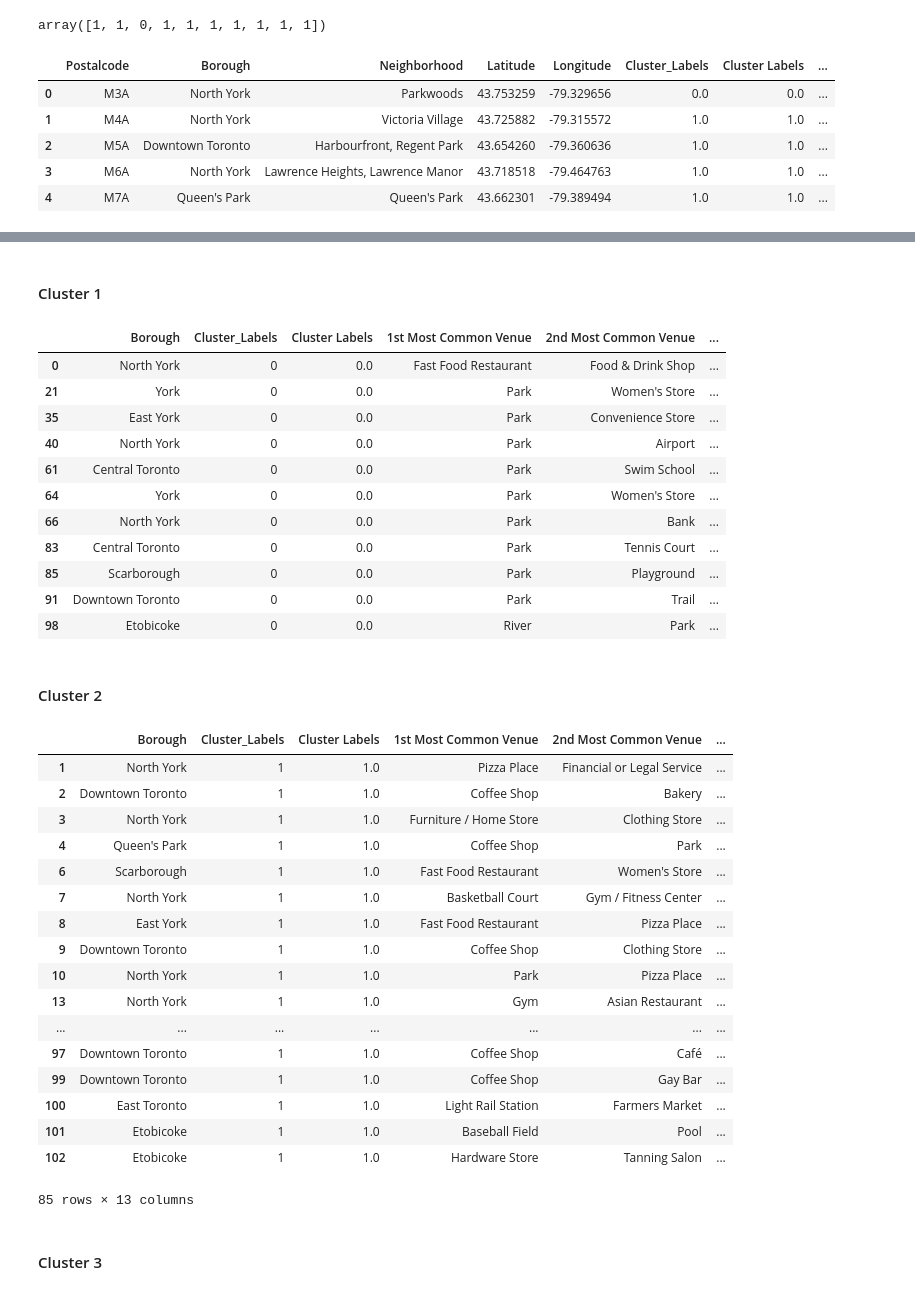
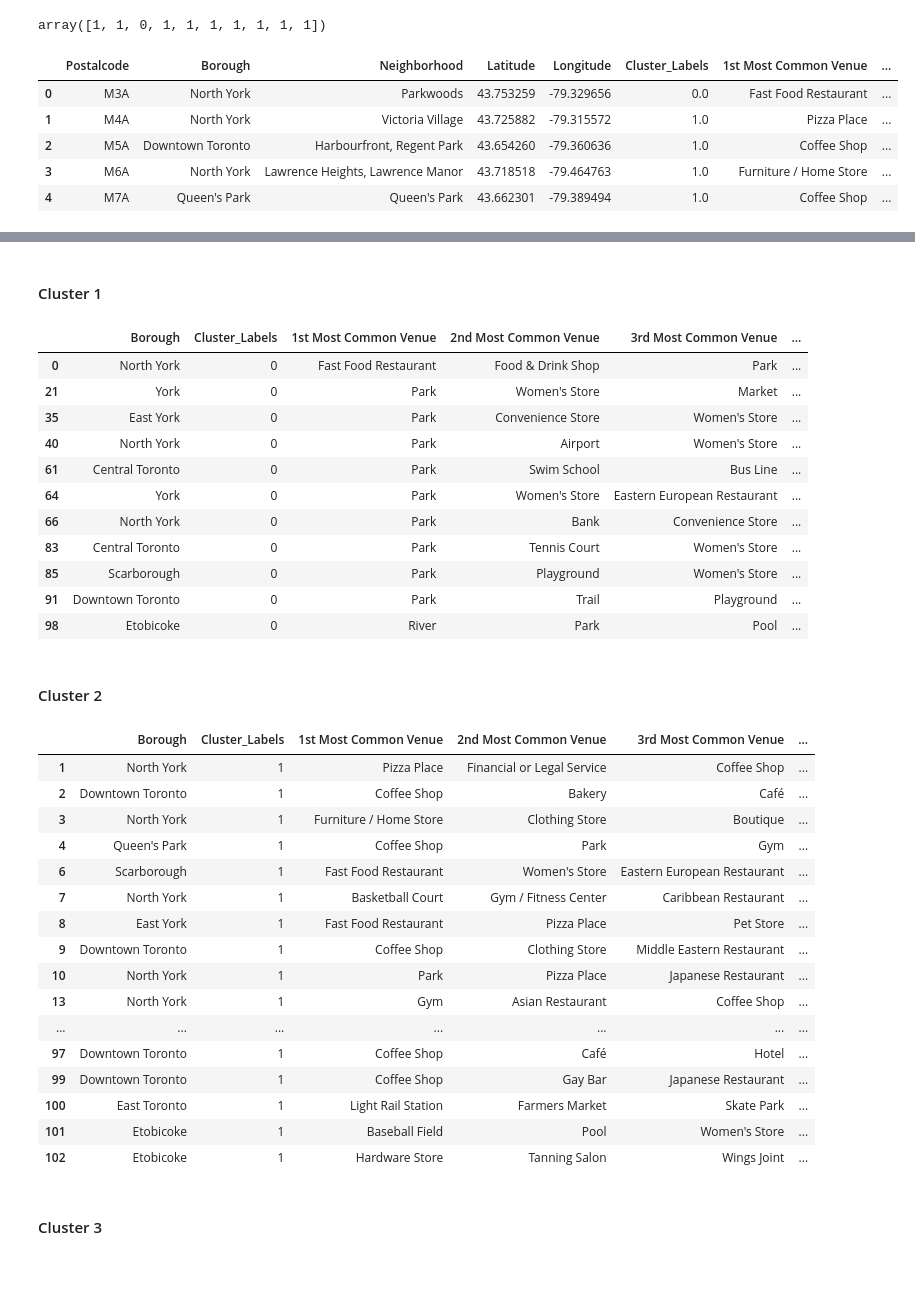
Before and after one commit to ladeco/Coursera_Capstone, a Jupyter notebook: Segmenting_and_Clustering_Neighborhoods_in_Toronto_Part_1_to_3.ipynb, the cells around one changed output, grey strips where cells are left out. Cells and saved outputs as stored; diff of their text form; code cells hidden in the pictures.

```diff
--- a/Segmenting_and_Clustering_Neighborhoods_in_Toronto_Part_1_to_3.ipynb
+++ b/Segmenting_and_Clustering_Neighborhoods_in_Toronto_Part_1_to_3.ipynb
@@ -594,22 +504,22 @@ array([1, 1, 0, 1, 1, 1, 1, 1, 1, 1])
 # %%
 # add clustering labels
 
-#neighborhoods_venues_sorted.insert(0, 'Cluster_Labels', kmeans.labels_)
+neighborhoods_venues_sorted.insert(0, 'Cluster_Labels', kmeans.labels_)
 
 
 toronto_merged = df_Toronto
 
 # merge toronto_grouped with toronto_data to add latitude/longitude for each neighborhood
 toronto_merged = toronto_merged.join(neighborhoods_venues_sorted.set_index('Neighborhood'), on='Neighborhood')
 
 toronto_merged.head() # check the last columns!
 # %% [output]
-|  | Postalcode | Borough | Neighborhood | Latitude | Longitude | Cluster_Labels | Cluster Labels | ... |
-| 0 | M3A | North York | Parkwoods | 43.753259 | -79.329656 | 0.0 | 0.0 | ... |
-| 1 | M4A | North York | Victoria Village | 43.725882 | -79.315572 | 1.0 | 1.0 | ... |
-| 2 | M5A | Downtown Toronto | Harbourfront, Regent Park | 43.654260 | -79.360636 | 1.0 | 1.0 | ... |
-| 3 | M6A | North York | Lawrence Heights, Lawrence Manor | 43.718518 | -79.464763 | 1.0 | 1.0 | ... |
-| 4 | M7A | Queen's Park | Queen's Park | 43.662301 | -79.389494 | 1.0 | 1.0 | ... |
+|  | Postalcode | Borough | Neighborhood | Latitude | Longitude | Cluster_Labels | 1st Most Common Venue | ... |
+| 0 | M3A | North York | Parkwoods | 43.753259 | -79.329656 | 0.0 | Fast Food Restaurant | ... |
+| 1 | M4A | North York | Victoria Village | 43.725882 | -79.315572 | 1.0 | Pizza Place | ... |
+| 2 | M5A | Downtown Toronto | Harbourfront, Regent Park | 43.654260 | -79.360636 | 1.0 | Coffee Shop | ... |
+| 3 | M6A | North York | Lawrence Heights, Lawrence Manor | 43.718518 | -79.464763 | 1.0 | Furniture / Home Store | ... |
+| 4 | M7A | Queen's Park | Queen's Park | 43.662301 | -79.389494 | 1.0 | Coffee Shop | ... |
 # %%
 toronto_merged=toronto_merged.dropna()
 toronto_merged['Cluster_Labels'] = toronto_merged.Cluster_Labels.astype(int)
@@ -644,41 +554,40 @@ map_clusters
 # %%
 toronto_merged.loc[toronto_merged['Cluster_Labels'] == 0, toronto_merged.columns[[1] + list(range(5, toronto_merged.shape[1]))]]
 # %% [output]
-|  | Borough | Cluster_Labels | Cluster Labels | 1st Most Common Venue | 2nd Most Common Venue | ... |
-| 0 | North York | 0 | 0.0 | Fast Food Restaurant | Food & Drink Shop | ... |
-| 21 | York | 0 | 0.0 | Park | Women's Store | ... |
-| 35 | East York | 0 | 0.0 | Park | Convenience Store | ... |
-| 40 | North York | 0 | 0.0 | Park | Airport | ... |
-| 61 | Central Toronto | 0 | 0.0 | Park | Swim School | ... |
-| 64 | York | 0 | 0.0 | Park | Women's Store | ... |
-| 66 | North York | 0 | 0.0 | Park | Bank | ... |
-| 83 | Central Toronto | 0 | 0.0 | Park | Tennis Court | ... |
-| 85 | Scarborough | 0 | 0.0 | Park | Playground | ... |
-| 91 | Downtown Toronto | 0 | 0.0 | Park | Trail | ... |
-| 98 | Etobicoke | 0 | 0.0 | River | Park | ... |
+|  | Borough | Cluster_Labels | 1st Most Common Venue | 2nd Most Common Venue | 3rd Most Common Venue | ... |
+| 0 | North York | 0 | Fast Food Restaurant | Food & Drink Shop | Park | ... |
+| 21 | York | 0 | Park | Women's Store | Market | ... |
+| 35 | East York | 0 | Park | Convenience Store | Women's Store | ... |
+| 40 | North York | 0 | Park | Airport | Women's Store | ... |
+| 61 | Central Toronto | 0 | Park | Swim School | Bus Line | ... |
+| 64 | York | 0 | Park | Women's Store | Eastern European Restaurant | ... |
+| 66 | North York | 0 | Park | Bank | Convenience Store | ... |
+| 83 | Central Toronto | 0 | Park | Tennis Court | Women's Store | ... |
+| 85 | Scarborough | 0 | Park | Playground | Women's Store | ... |
+| 91 | Downtown Toronto | 0 | Park | Trail | Playground | ... |
+| 98 | Etobicoke | 0 | River | Park | Pool | ... |
 # %% [markdown]
 #### Cluster 2
 # %%
 toronto_merged.loc[toronto_merged['Cluster_Labels'] == 1, toronto_merged.columns[[1] + list(range(5, toronto_merged.shape[1]))]]
 # %% [output]
-|  | Borough | Cluster_Labels | Cluster Labels | 1st Most Common Venue | 2nd Most Common Venue | ... |
-| 1 | North York | 1 | 1.0 | Pizza Place | Financial or Legal Service | ... |
-| 2 | Downtown Toronto | 1 | 1.0 | Coffee Shop | Bakery | ... |
-| 3 | North York | 1 | 1.0 | Furniture / Home Store | Clothing Store | ... |
-| 4 | Queen's Park | 1 | 1.0 | Coffee Shop | Park | ... |
-| 6 | Scarborough | 1 | 1.0 | Fast Food Restaurant | Women's Store | ... |
-| 7 | North York | 1 | 1.0 | Basketball Court | Gym / Fitness Center | ... |
-| 8 | East York | 1 | 1.0 | Fast Food Restaurant | Pizza Place | ... |
-| 9 | Downtown Toronto | 1 | 1.0 | Coffee Shop | Clothing Store | ... |
-| 10 | North York | 1 | 1.0 | Park | Pizza Place | ... |
-| 13 | North York | 1 | 1.0 | Gym | Asian Restaurant | ... |
+|  | Borough | Cluster_Labels | 1st Most Common Venue | 2nd Most Common Venue | 3rd Most Common Venue | ... |
+| 1 | North York | 1 | Pizza Place | Financial or Legal Service | Coffee Shop | ... |
+| 2 | Downtown Toronto | 1 | Coffee Shop | Bakery | Café | ... |
+| 3 | North York | 1 | Furniture / Home Store | Clothing Store | Boutique | ... |
+| 4 | Queen's Park | 1 | Coffee Shop | Park | Gym | ... |
+| 6 | Scarborough | 1 | Fast Food Restaurant | Women's Store | Eastern European Restaurant | ... |
+| 7 | North York | 1 | Basketball Court | Gym / Fitness Center | Caribbean Restaurant | ... |
+| 8 | East York | 1 | Fast Food Restaurant | Pizza Place | Pet Store | ... |
+| 9 | Downtown Toronto | 1 | Coffee Shop | Clothing Store | Middle Eastern Restaurant | ... |
+| 10 | North York | 1 | Park | Pizza Place | Japanese Restaurant | ... |
+| 13 | North York | 1 | Gym | Asian Restaurant | Coffee Shop | ... |
 | ... | ... | ... | ... | ... | ... | ... |
-| 97 | Downtown Toronto | 1 | 1.0 | Coffee Shop | Café | ... |
-| 99 | Downtown Toronto | 1 | 1.0 | Coffee Shop | Gay Bar | ... |
-| 100 | East Toronto | 1 | 1.0 | Light Rail Station | Farmers Market | ... |
-| 101 | Etobicoke | 1 | 1.0 | Baseball Field | Pool | ... |
-| 102 | Etobicoke | 1 | 1.0 | Hardware Store | Tanning Salon | ... |
+| 97 | Downtown Toronto | 1 | Coffee Shop | Café | Hotel | ... |
+| 99 | Downtown Toronto | 1 | Coffee Shop | Gay Bar | Japanese Restaurant | ... |
+| 100 | East Toronto | 1 | Light Rail Station | Farmers Market | Skate Park | ... |
+| 101 | Etobicoke | 1 | Baseball Field | Pool | Women's Store | ... |
+| 102 | Etobicoke | 1 | Hardware Store | Tanning Salon | Wings Joint | ... |
-85 rows × 13 columns
 # %% [markdown]
 #### Cluster 3
 # %%
```
Also changed, not shown: parts of 13 cells of this notebook.
